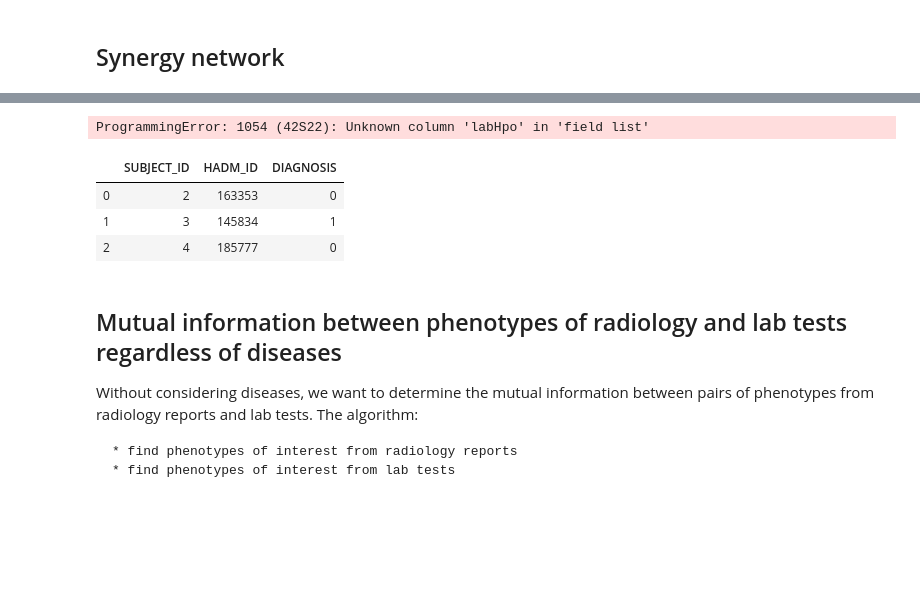
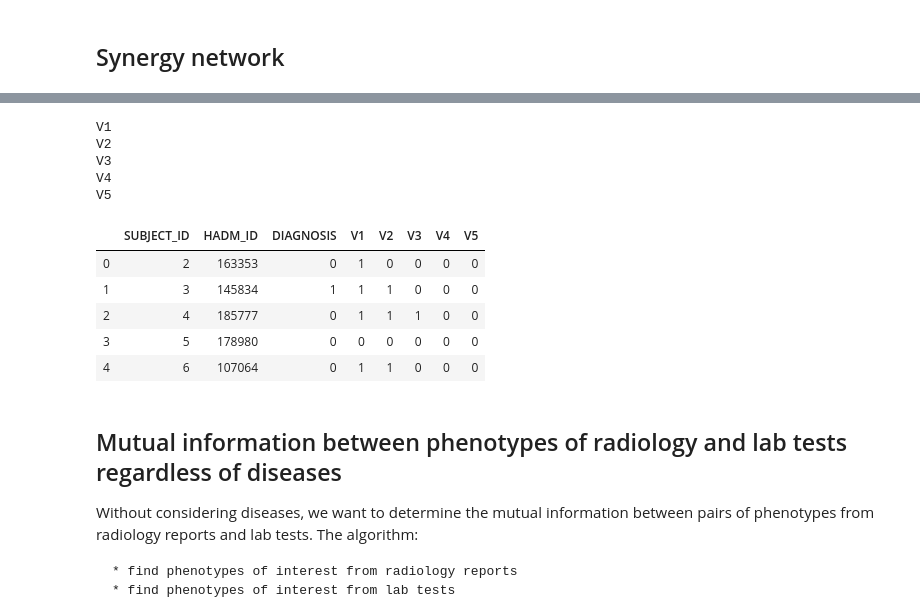
Before and after one commit to TheJacksonLaboratory/MIMIC_HPO, a Jupyter notebook: src/main/notebooks/mutual_info.ipynb, the cells around one changed output, grey strips where cells are left out. Saved outputs shown, nothing was run; the diff lists cells and outputs as text; code cells hidden in the pictures; blank space fills up the shorter version.

Commit message:
implement synergy tree

```diff
--- a/src/main/notebooks/mutual_info.ipynb
+++ b/src/main/notebooks/mutual_info.ipynb
@@ -1195,13 +1257,19 @@ def add_textHpo_columns(radHpos):
 # %%
 initTables(debug=True)
 add_diag_columns(diagnosis='038', primary_diagnosis_only=True)
-add_labHpo_columns(labHpos=['HP:0020062', 'HP:0001941'])
+add_phenotype_columns(labHpos=['HP:0020062', 'HP:0001941'], textHpos=['HP:0001394', 'HP:0002107', 'HP:0100806'])
 # %% [output]
-ProgrammingError: 1054 (42S22): Unknown column 'labHpo' in 'field list'
+V1
+V2
+V3
+V4
+V5
 # %%
-pd.read_sql_query("""select * from Jax_multivariant_synergy_table limit 3""", mydb)
+pd.read_sql_query("select * from Jax_multivariant_synergy_table limit 5", mydb)
 # %% [output]
-|  | SUBJECT_ID | HADM_ID | DIAGNOSIS |
-| 0 | 2 | 163353 | 0 |
-| 1 | 3 | 145834 | 1 |
-| 2 | 4 | 185777 | 0 |
+|  | SUBJECT_ID | HADM_ID | DIAGNOSIS | V1 | V2 | V3 | V4 | V5 |
+| 0 | 2 | 163353 | 0 | 1 | 0 | 0 | 0 | 0 |
+| 1 | 3 | 145834 | 1 | 1 | 1 | 0 | 0 | 0 |
+| 2 | 4 | 185777 | 0 | 1 | 1 | 1 | 0 | 0 |
+| 3 | 5 | 178980 | 0 | 0 | 0 | 0 | 0 | 0 |
+| 4 | 6 | 107064 | 0 | 1 | 1 | 0 | 0 | 0 |
```
Also changed, not shown: parts of 3 cells of this notebook, 2 other files.
